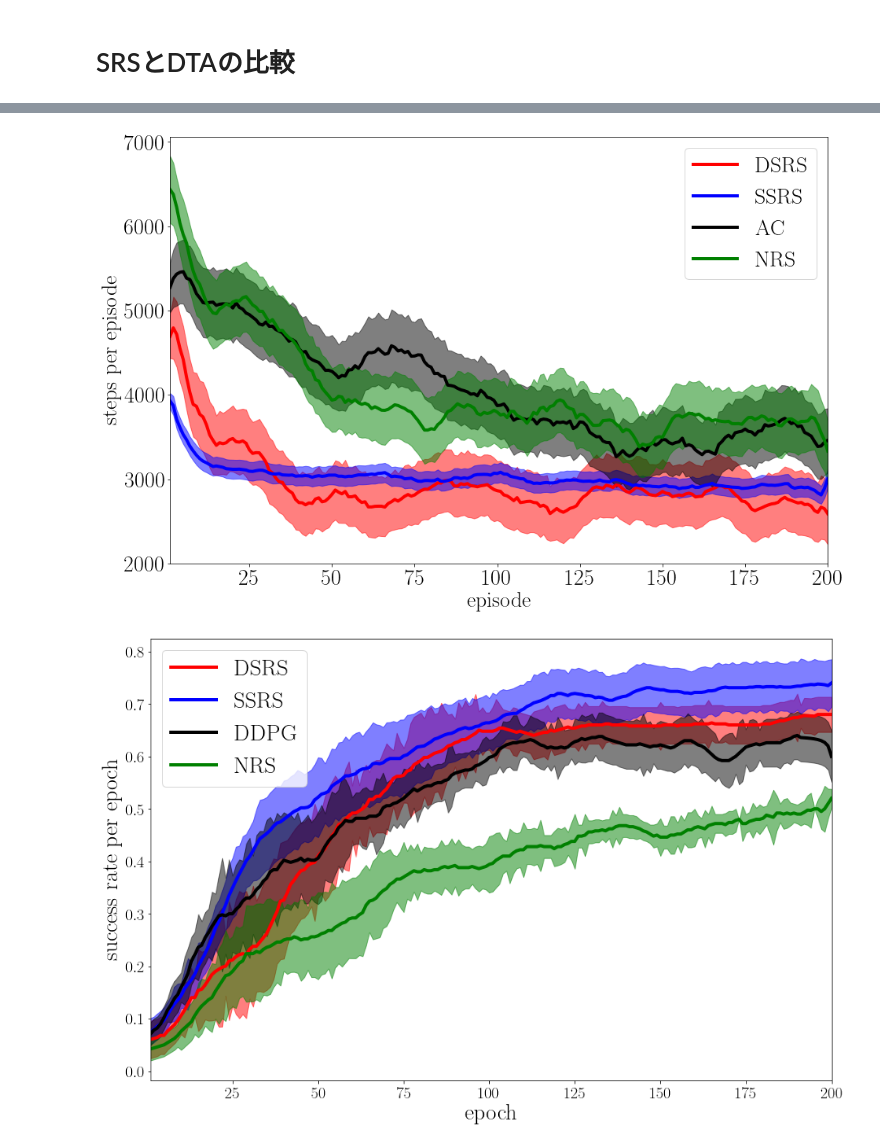
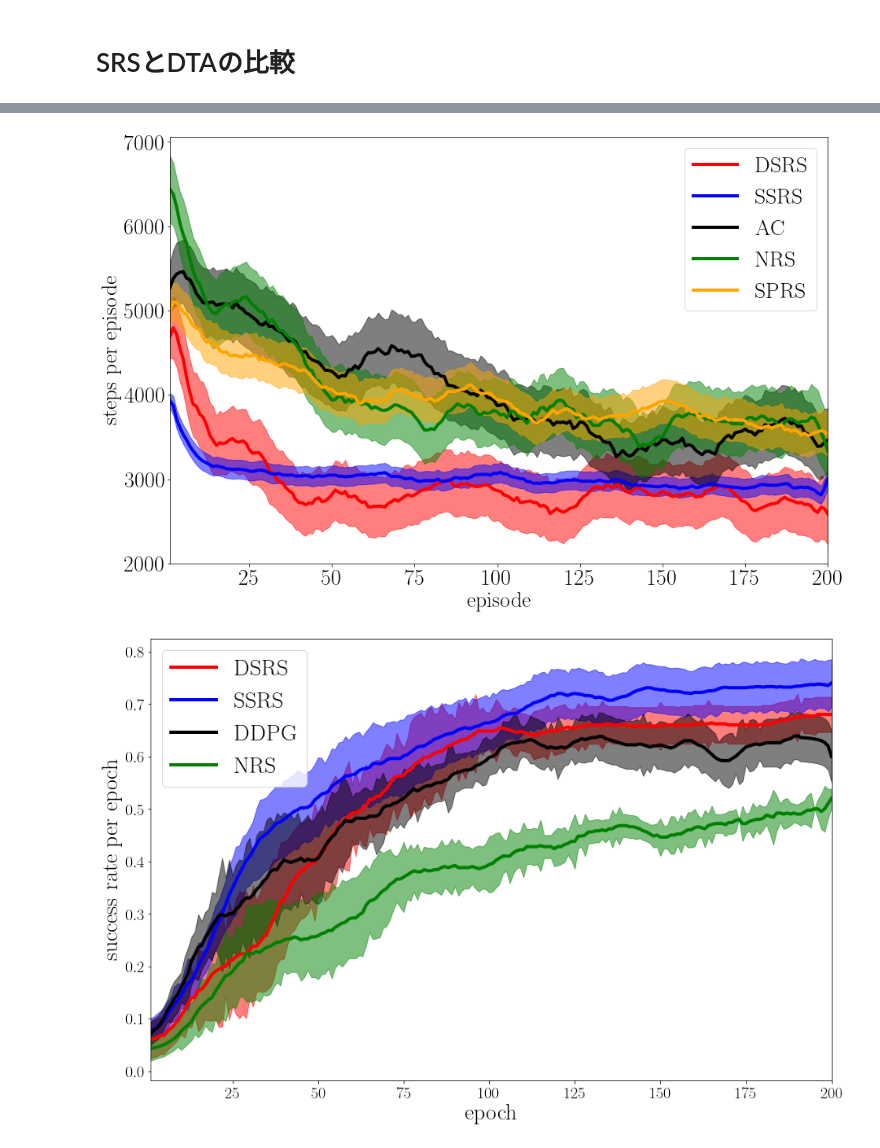
Before and after one commit to takato86/analyze_result, a Jupyter notebook: notebooks/error-bar-area.ipynb, the cells around one changed output, grey strips where cells are left out. Cells and saved outputs as stored; diff of their text form; code cells hidden in the pictures.

```diff
--- a/notebooks/error-bar-area.ipynb
+++ b/notebooks/error-bar-area.ipynb
@@ -162,19 +164,21 @@ plt.savefig("out/comp-4rooms-learning-curves.pdf", format="pdf")
 # %%
 l_episodes = 200
 plt.figure(figsize=(15, 10))
 plt.tick_params(labelsize=20)
 plot_mean_se(comp_pin_df["DTA-10_moving_average"][:l_episodes], comp_pin_df["DTA-lower"][:l_episodes], comp_pin_df["DTA-upper"][:l_episodes], "red", 0.5, "DSRS")
 plot_mean_se(comp_pin_df["SRS-10_moving_average"][:l_episodes], comp_pin_df["SRS-lower"][:l_episodes], comp_pin_df["SRS-upper"][:l_episodes], "blue", 0.5, "SSRS")
 plot_mean_se(comp_pin_df["AC-10_moving_average"][:l_episodes], comp_pin_df["AC-lower"][:l_episodes], comp_pin_df["AC-upper"][:l_episodes], "black", 0.5, "AC")
 plot_mean_se(comp_pin_df["NRS-10_moving"][:l_episodes], comp_pin_df["NRS-lower"][:l_episodes], comp_pin_df["NRS-upper"][:l_episodes], "green", 0.5, "NRS")
+plot_mean_se(comp_pin_df["SPRS-10_moving"][:l_episodes], comp_pin_df["SPRS-lower"][:l_episodes], comp_pin_df["SPRS-upper"][:l_episodes], "orange", 0.5, "SPRS")
 plt.ylabel("steps per episode", fontsize=28)
 plt.xlabel("episode", fontsize=28)
 plt.xlim(1, l_episodes)
 plt.legend(fontsize=28)
 plt.tick_params(labelsize=28)
 plt.savefig("out/comp-pinball-learning-curves.pdf", format="pdf")
+plt.savefig("out/comp-pinball-learning-curves.png", format="png")
 # %% [output]
-[figure, old version]
+[figure, new version]
 # %%
 l_episodes = 200
 plt.figure(figsize=(15, 10))
```
Also changed, not shown: parts of 2 cells of this notebook, 21 other files.
